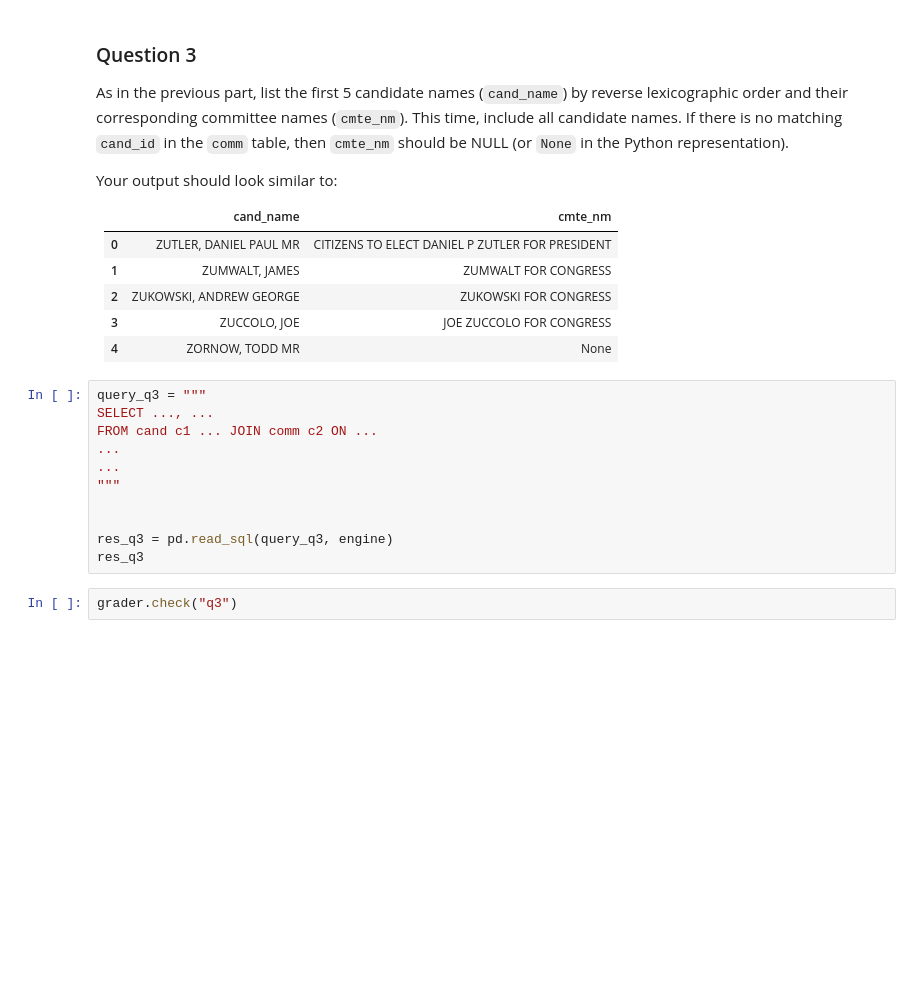
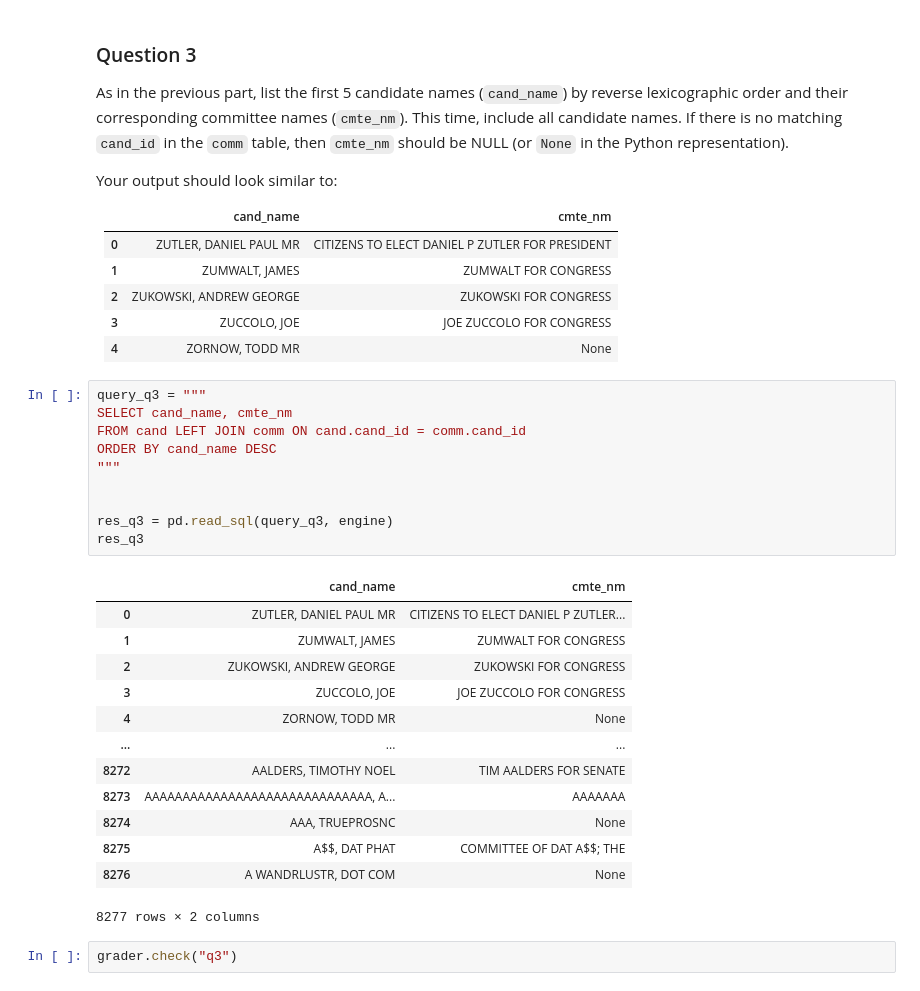
Before and after one commit to TheEvergreenStateCollege/week-2-Monado-Guy, a Jupyter notebook: lab/lab04/lab04.ipynb, the cells around one changed output. Saved outputs shown, nothing was run; the diff lists cells and outputs as text; blank space fills up the shorter version.

```diff
--- a/lab/lab04/lab04.ipynb
+++ b/lab/lab04/lab04.ipynb
@@ -372,15 +379,28 @@ name: q3
 -->
 # %%
 query_q3 = """
-SELECT ..., ...
-FROM cand c1 ... JOIN comm c2 ON ...
-...
-...
+SELECT cand_name, cmte_nm
+FROM cand LEFT JOIN comm ON cand.cand_id = comm.cand_id
+ORDER BY cand_name DESC
 """
 
 
 res_q3 = pd.read_sql(query_q3, engine)
 res_q3
+# %% [output]
+|  | cand_name | cmte_nm |
+| 0 | ZUTLER, DANIEL PAUL MR | CITIZENS TO ELECT DANIEL P ZUTLER... |
+| 1 | ZUMWALT, JAMES | ZUMWALT FOR CONGRESS |
+| 2 | ZUKOWSKI, ANDREW GEORGE | ZUKOWSKI FOR CONGRESS |
+| 3 | ZUCCOLO, JOE | JOE ZUCCOLO FOR CONGRESS |
+| 4 | ZORNOW, TODD MR | None |
+| ... | ... | ... |
+| 8272 | AALDERS, TIMOTHY NOEL | TIM AALDERS FOR SENATE |
+| 8273 | AAAAAAAAAAAAAAAAAAAAAAAAAAAAAA, A... | AAAAAAA |
+| 8274 | AAA, TRUEPROSNC | None |
+| 8275 | A$$, DAT PHAT | COMMITTEE OF DAT A$$; THE |
+| 8276 | A WANDRLUSTR, DOT COM | None |
+8277 rows × 2 columns
 # %%
 grader.check("q3")
 # %% [markdown]
```
Also changed, not shown: parts of 3 cells of this notebook.
